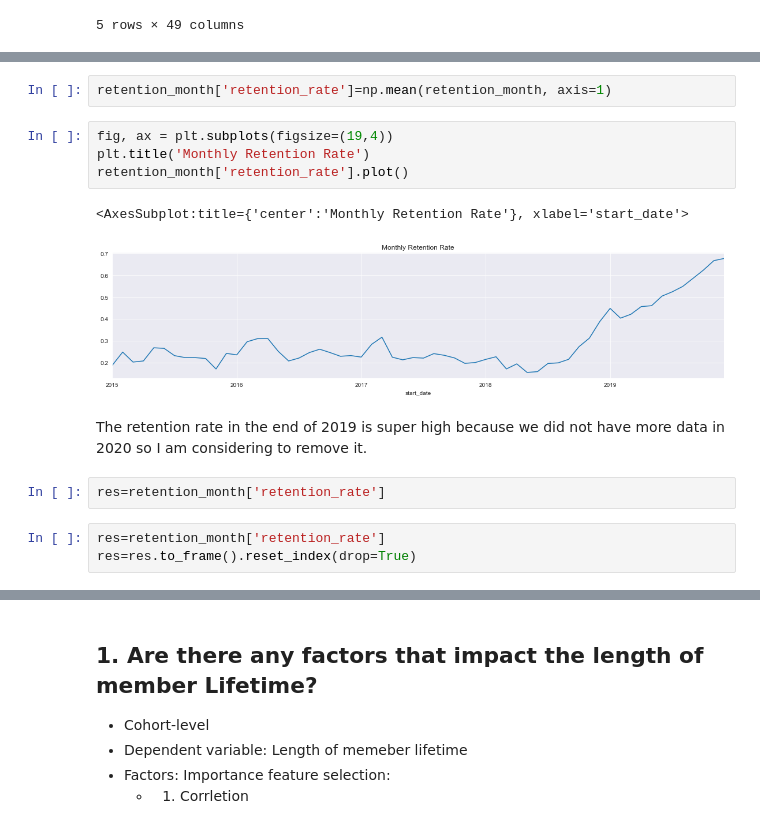
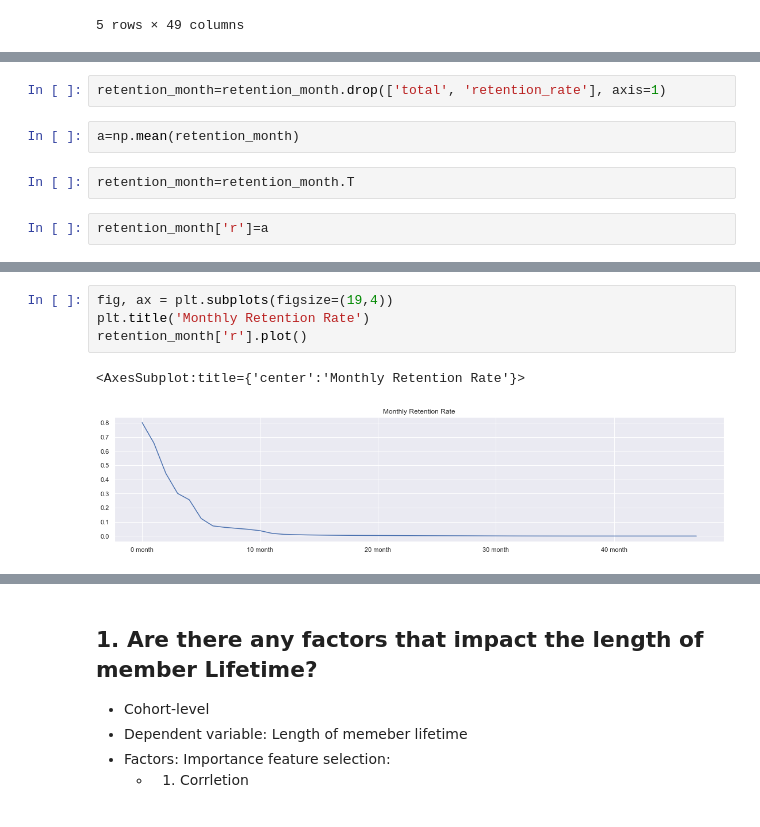
Before and after one commit to rachelmono/cohort_analysis, a Jupyter notebook: Ehealth.ipynb, the cells around one changed output, grey strips where cells are left out. Drawn from its saved outputs; the diff is of its cells as text.

```diff
--- a/Ehealth.ipynb
+++ b/Ehealth.ipynb
@@ -499,3 +537,11 @@ sns.heatmap(data=retention_month,
+# %%
+retention_month=retention_month.drop(['total', 'retention_rate'], axis=1)
+# %%
+a=np.mean(retention_month)
+# %%
+retention_month=retention_month.T
+# %%
+retention_month['r']=a
 # %%
 retention_month.head()
 # %% [output]
@@ -510,16 +555,7 @@ retention_month.head()
-# %%
-retention_month['retention_rate']=np.mean(retention_month, axis=1)
 # %%
 fig, ax = plt.subplots(figsize=(19,4))
 plt.title('Monthly Retention Rate')
-retention_month['retention_rate'].plot()
+retention_month['r'].plot()
 # %% [output]
-<AxesSubplot:title={'center':'Monthly Retention Rate'}, xlabel='start_date'>
+<AxesSubplot:title={'center':'Monthly Retention Rate'}>
-[figure, old version]
+[figure, new version]
-# %% [markdown]
-The retention rate in the end of 2019 is super high because we did not have more data in 2020 so I am considering to remove it.
-# %%
-res=retention_month['retention_rate']
-# %%
-res=retention_month['retention_rate']
-res=res.to_frame().reset_index(drop=True)
```
Also changed, not shown: parts of 106 cells of this notebook.
